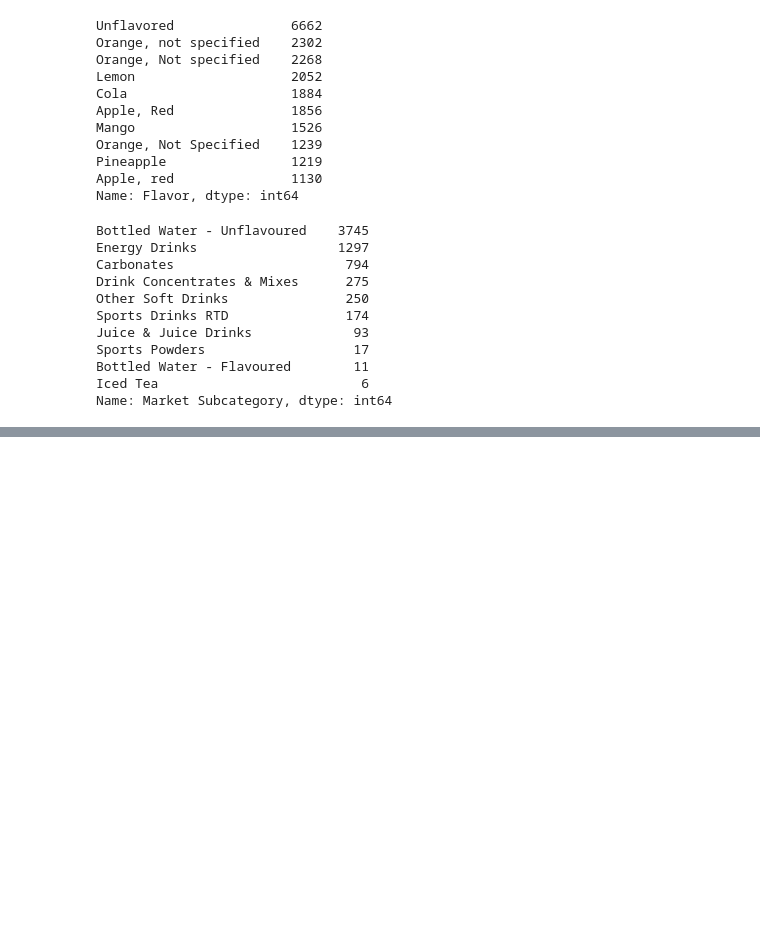
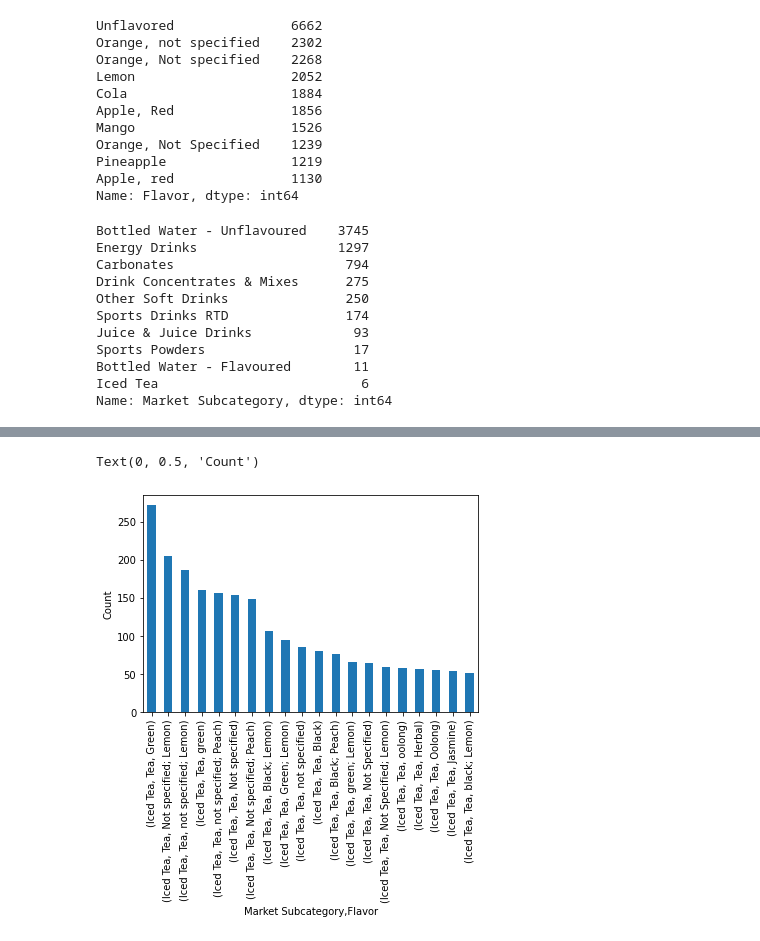
Before and after one commit to Priyabrat845/Emerging-Trends-case-study, a Jupyter notebook: Emerging_Trends_case_study.ipynb, the cells around one changed output, grey strips where cells are left out. Saved outputs shown, nothing was run; the diff lists cells and outputs as text; code cells hidden in the pictures; blank space fills up the shorter version.

```diff
--- a/Emerging_Trends_case_study.ipynb
+++ b/Emerging_Trends_case_study.ipynb
@@ -112,0 +204,6 @@ Name: Market Subcategory, dtype: int64
+# %%
+Iced_tea.groupby('Market Subcategory')['Flavor'].value_counts().nlargest(20).plot.bar()
+plt.ylabel('Count')
+# %% [output]
+Text(0, 0.5, 'Count')
+[figure, added]
```
Also changed, not shown: parts of 19 cells of this notebook.
